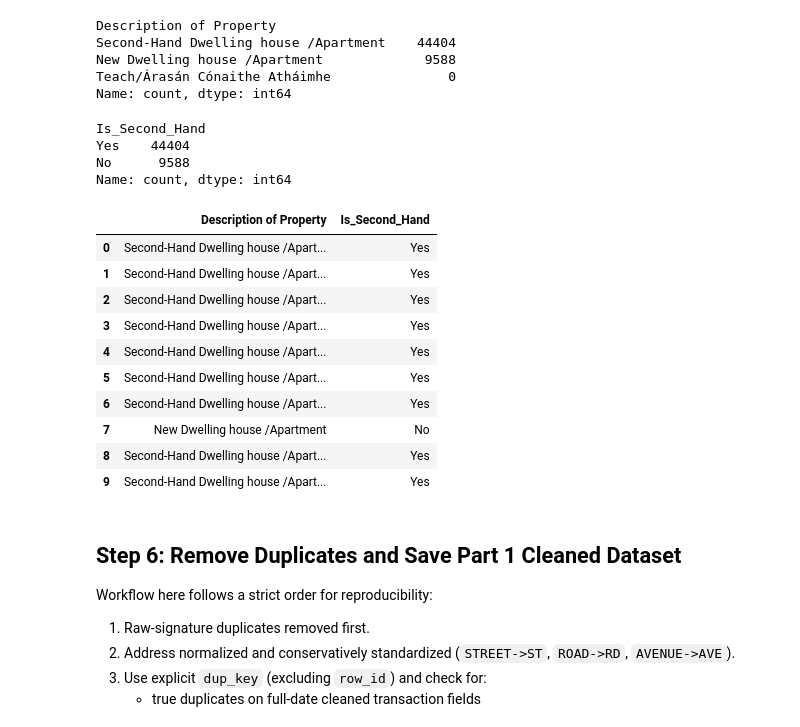
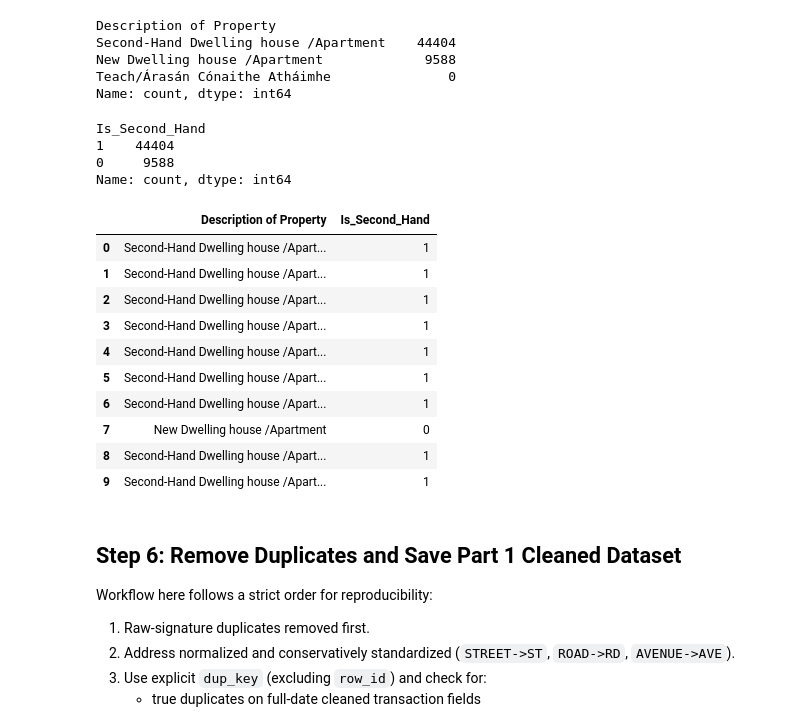
Before and after one commit to emmettpquinn/Data-Analytics-Group, a Jupyter notebook: main.ipynb, the cells around one changed output. Drawn from its saved outputs; the diff is of its cells as text; code cells hidden in the pictures.

Commit message:
Finalied datasets / Added a lot of extra features / run the model for the first time with catboost

```diff
--- a/main.ipynb
+++ b/main.ipynb
@@ -459,16 +468,8 @@ Routing reference rows: 136
 # %%
 # Clean address for matching
+df_dqr['Address_clean'] = string_cleaner(df_dqr['Address'])
 
-df_dqr['Address_clean'] = (
-    df_dqr['Address']
-    .astype('string')
-    .str.upper()
-    .str.replace(r'[^A-Z0-9]+', ' ', regex=True)
-    .str.replace(r'\s+', ' ', regex=True)
-    .str.strip()
-)
-
-# Inferred routing key candidate (from address + county)
+# Inferred routing key candidate (from address + county (Where address town cannot have the same name as the county))
 df_dqr['Eircode_Routing_Inferred'] = pd.NA
 
 town_to_code = routing_df.set_index('Town_up')['Eircode3'].to_dict()
@@ -482,5 +483,29 @@ for town, code in town_to_code.items():
     empty_target = df_dqr['Eircode_Routing_Inferred'].isna()
     df_dqr.loc[empty_target & hit & county_match, 'Eircode_Routing_Inferred'] = code
 
-print('Rows with inferred routing key:', int(df_dqr['Eircode_Routing_Inferred'].notna().sum()))
+# Numbers filled in after first clean
+first_clean = int(df_dqr['Eircode_Routing_Inferred'].notna().sum())
+
+print('Rows with inferred routing key:', first_clean)
+
+
+# Now using routing_df2 to infer routing keys for cases where town and county are the same (e.g. Galway, Galway).
+# Here, we already filled out most addresses, so now whatever hasn't been filled in.
+# These cases we can check if the town name appears in the address and if the county matches, then we can infer the routing key as well.
+town_to_code2 = routing_df2.set_index('Town_up')['Eircode3'].to_dict()
+town_to_county2 = routing_df2.set_index('Town_up')['County'].to_dict()
+
+# Making sure to check that it only works on the values that haven't been filled in by the first pass, to avoid false positives (e.g. Galway town name appearing in an address in Galway county, but the actual town is different and already matched by the first pass).
+for town, code in town_to_code2.items():
+    cnty = town_to_county2[town]
+    town_re = rf'\b{re.escape(town)}\b'
+    hit = df_dqr['Address_clean'].str.contains(town_re, na=False)
+    county_match = df_dqr['County'].astype('string') == cnty
+    empty_target = df_dqr['Eircode_Routing_Inferred'].isna()
+    df_dqr.loc[empty_target & hit & county_match, 'Eircode_Routing_Inferred'] = code
+
+# Numbers filled in after second clean
+second_clean = int(df_dqr['Eircode_Routing_Inferred'].notna().sum())
+
+print('Rows with inferred routing key after second pass:', second_clean - first_clean)
 # %% [output]
@@ -579,26 +678,26 @@ Teach/Árasán Cónaithe Atháimhe               0
 Name: count, dtype: int64
 # %%
 df_dqr['Is_Second_Hand'] = df_dqr['Description of Property'].str.lower().eq('second-hand dwelling house /apartment')
-df_dqr['Is_Second_Hand'] = df_dqr['Is_Second_Hand'].map({True: 'Yes', False: 'No'})
+df_dqr['Is_Second_Hand'] = df_dqr['Is_Second_Hand'].map({True: 1, False: 0})
 
 display(df_dqr['Is_Second_Hand'].value_counts(dropna=False))
 display(df_dqr[['Description of Property','Is_Second_Hand']].head(10))
 # %% [output]
 Is_Second_Hand
-Yes    44404
-No      9588
+1    44404
+0     9588
 Name: count, dtype: int64
 |  | Description of Property | Is_Second_Hand |
-| 0 | Second-Hand Dwelling house /Apart... | Yes |
-| 1 | Second-Hand Dwelling house /Apart... | Yes |
-| 2 | Second-Hand Dwelling house /Apart... | Yes |
-| 3 | Second-Hand Dwelling house /Apart... | Yes |
-| 4 | Second-Hand Dwelling house /Apart... | Yes |
-| 5 | Second-Hand Dwelling house /Apart... | Yes |
-| 6 | Second-Hand Dwelling house /Apart... | Yes |
-| 7 | New Dwelling house /Apartment | No |
-| 8 | Second-Hand Dwelling house /Apart... | Yes |
-| 9 | Second-Hand Dwelling house /Apart... | Yes |
+| 0 | Second-Hand Dwelling house /Apart... | 1 |
+| 1 | Second-Hand Dwelling house /Apart... | 1 |
+| 2 | Second-Hand Dwelling house /Apart... | 1 |
+| 3 | Second-Hand Dwelling house /Apart... | 1 |
+| 4 | Second-Hand Dwelling house /Apart... | 1 |
+| 5 | Second-Hand Dwelling house /Apart... | 1 |
+| 6 | Second-Hand Dwelling house /Apart... | 1 |
+| 7 | New Dwelling house /Apartment | 0 |
+| 8 | Second-Hand Dwelling house /Apart... | 1 |
+| 9 | Second-Hand Dwelling house /Apart... | 1 |
 # %% [markdown]
 ## Step 6: Remove Duplicates and Save Part 1 Cleaned Dataset
 
```
Also changed, not shown: parts of 21 cells of this notebook, 15 other files.
